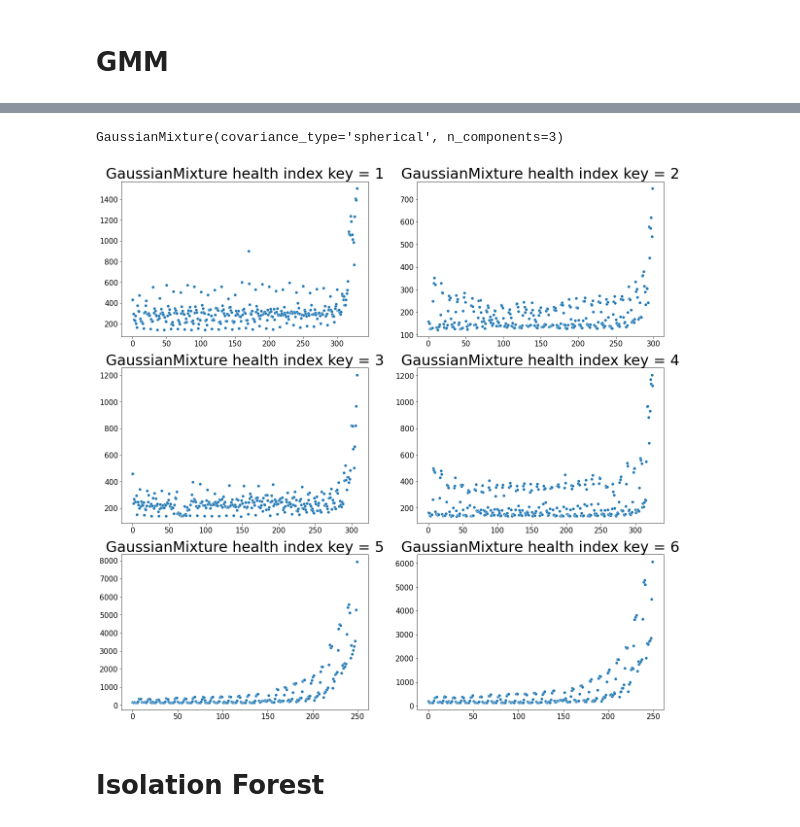
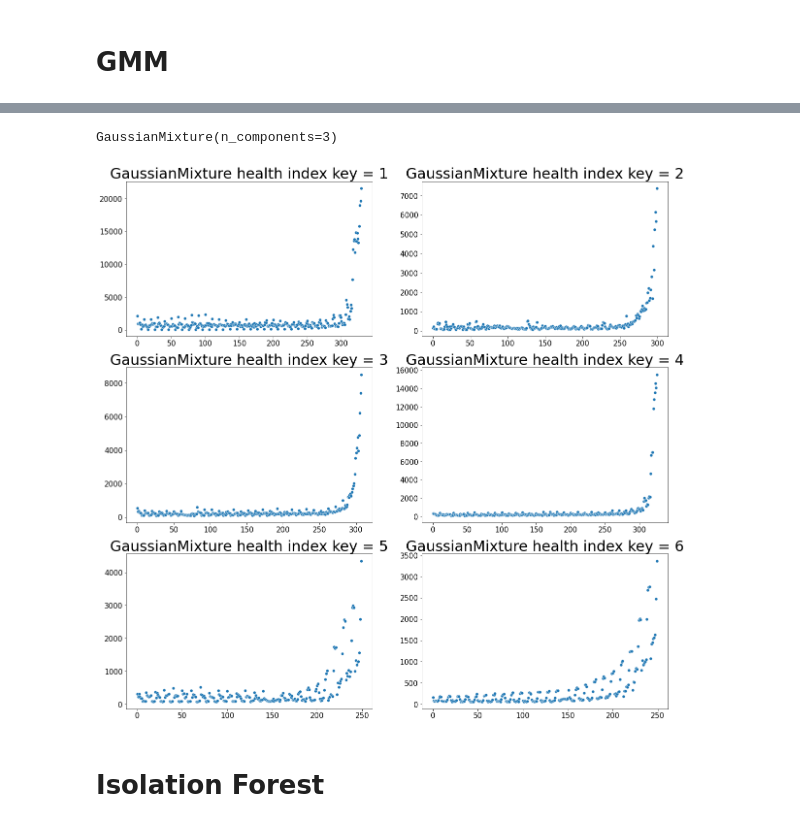
Before and after one commit to ChocoPytoch/BISTelligence, a Jupyter notebook: src/evaluate.ipynb, the cells around one changed output, grey strips where cells are left out. Saved outputs shown, nothing was run; the diff lists cells and outputs as text; code cells hidden in the pictures.

Commit message:
update best model xai

```diff
--- a/src/evaluate.ipynb
+++ b/src/evaluate.ipynb
@@ -277,7 +290,7 @@ plt.rcParams["figure.figsize"] = (20, 20)
 for i in range(1, 7):
     plt.subplot(3,2,i)
     SetData(key_num = i)
-    model = GetModel(model_name = 'LOF',param_dict = {'n_neighbors':1000})
+    model = GetModel(model_name = 'LOF',param_dict = {'n_neighbors':20})
     model_name = type(model).__name__
     score = GetAnomalyScore(model)
     ShowHealthIndex(model, score, key_num = i)
@@ -367,7 +374,7 @@ plt.rcParams["figure.figsize"] = (20, 20)
 for i in range(1, 7):
     plt.subplot(3,2,i)
     SetData(key_num = i)
-    model = GetModel(model_name = 'GMM', param_dict = {'n_components': 3, 'covariance_type': 'full'})
+    model = GetModel(model_name = 'GMM', param_dict = {'n_components': 2, 'covariance_type': 'full'})
     model_name = type(model).__name__
     score = GetAnomalyScore(model)
     print(np.min(score))
@@ -388,20 +395,20 @@ GaussianMixture(n_components=3)
 # %%
 # scale x
 plt.rcParams["figure.figsize"] = (20, 20)
 for i in range(1, 7):
     plt.subplot(3,2,i)
     SetData(scaled = False, key_num = i)
-    model = GetModel(model_name = 'GMM', param_dict = {'n_components':3, 'covariance_type': 'spherical'})
+    model = GetModel(model_name = 'GMM', param_dict = {'n_components':3, 'covariance_type': 'full'})
     model_name = type(model).__name__
     score = GetAnomalyScore(model)
     ShowHealthIndex(model, score, key_num = i)
     plt.xticks(fontsize=15)
     plt.yticks(fontsize=15)
     plt.title('{} health index key = {}'.format(model_name, i),fontsize=30)
 print(model)
 # %% [output]
-GaussianMixture(covariance_type='spherical', n_components=3)
+GaussianMixture(n_components=3)
-[figure, old version]
+[figure, new version]
 # %% [markdown]
 # Isolation Forest
 # %%
```
Also changed, not shown: parts of 13 cells of this notebook, 22 other files.
